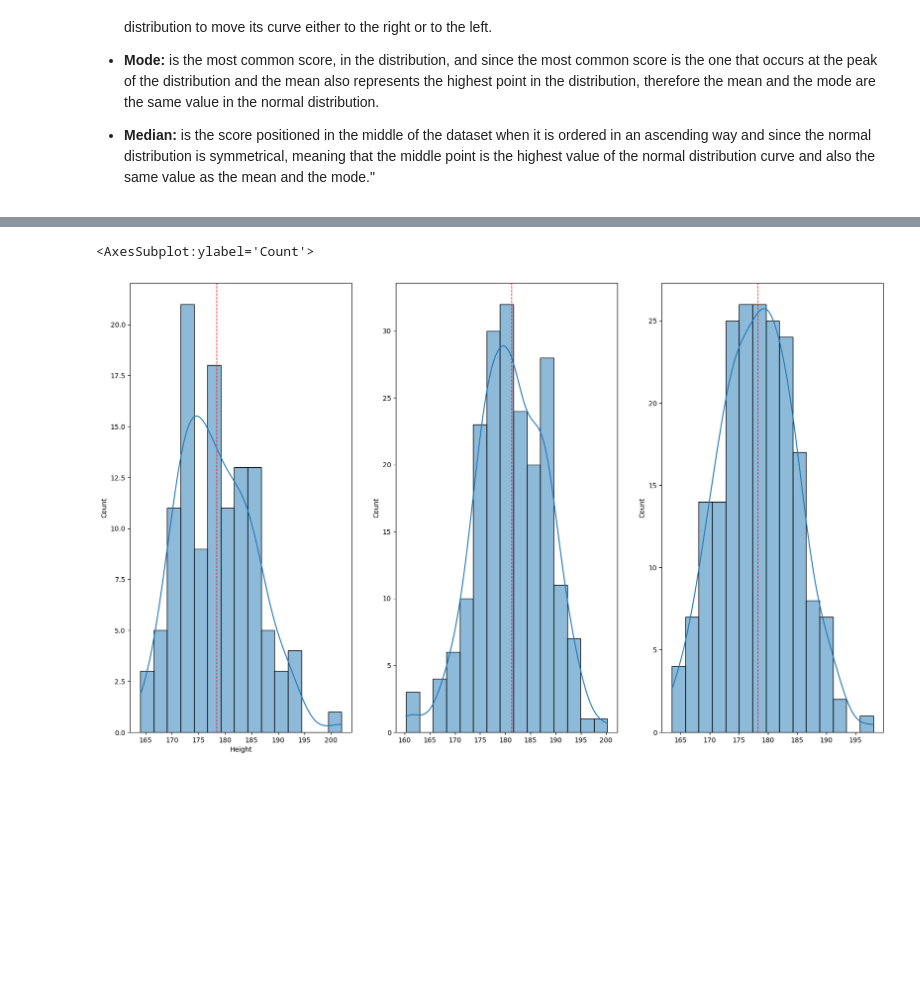
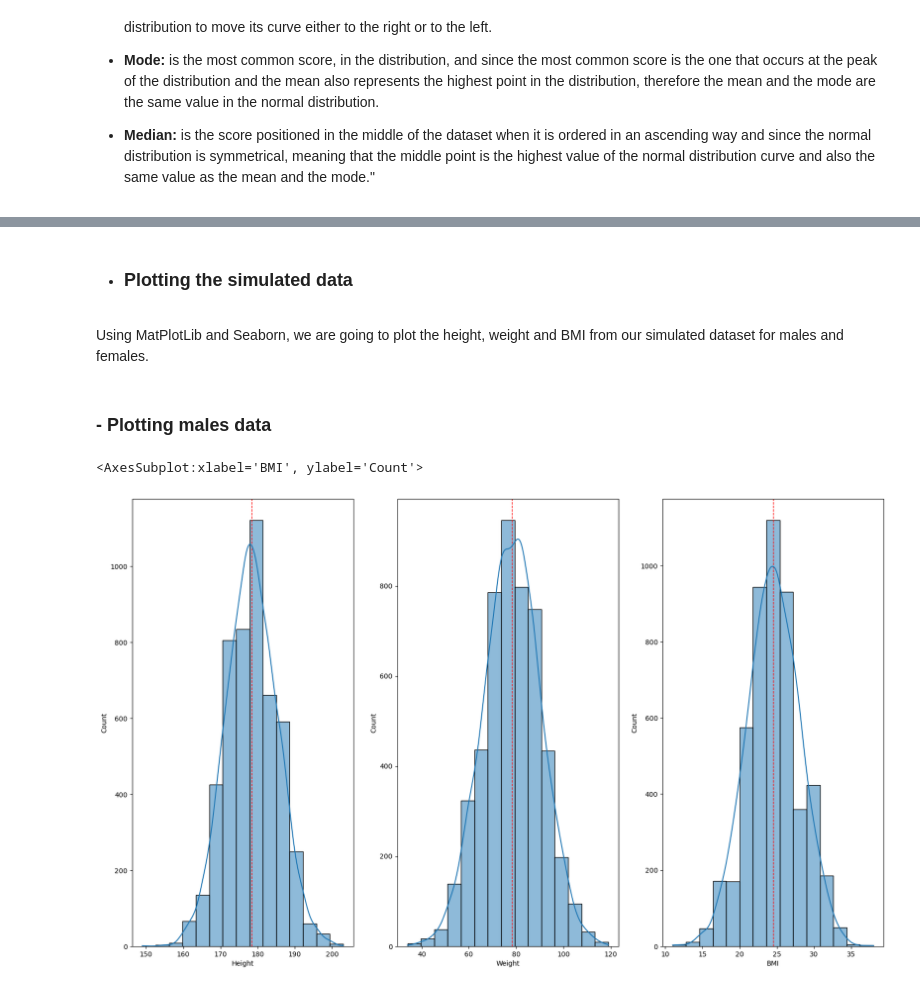
Before and after one commit to ReRiva/PfDA-Assignment, a Jupyter notebook: ProgfDA_Project.ipynb, the cells around one changed output, grey strips where cells are left out. Drawn from its saved outputs; the diff is of its cells as text; code cells hidden in the pictures; blank space fills up the shorter version.

Commit message:
synthetic data

```diff
--- a/ProgfDA_Project.ipynb
+++ b/ProgfDA_Project.ipynb
@@ -375,0 +361,26 @@ m_normal_height = rng.normal(loc=178.379145, scale=7.0, size=117)
+# %%
+# https://numpy.org/doc/stable/reference/generated/numpy.sort.html
+# Initializing the Random Generator
+rng = np.random.default_rng()
+
+
+#Simulating values for males height, weight and BMI
+size = 5000
+male= ['Male']
+
+m_normal_height = rng.normal(loc=h_mean_males, scale=h_std_males, size=size)
+
+m_normal_weight = rng.normal(loc=w_mean_males, scale=w_std_males, size=size)
+
+m_normal_bmi = rng.normal(loc=bmi_mean_males, scale=bmi_std_males, size=size)
+
+male=np.random.choice(male, size)
+# %%
+#Populating the male dfwith the simulated Data
+df_male = pd.DataFrame(columns=['Gender', 'Height','Weight', 'BMI'])
+df_male['Gender'] = male
+df_male['Height'] = m_normal_height
+df_male['Weight'] = m_normal_weight
+df_male['BMI'] = m_normal_bmi
+df_male = df_male.round(0)
+df_male
@@ -376,17 +474,24 @@ m_normal_height = rng.normal(loc=178.379145, scale=7.0, size=117)
+# %% [markdown]
+- ### Plotting the simulated data
+# %% [markdown]
+Using MatPlotLib and Seaborn, we are going to plot the height, weight and BMI from our simulated dataset for males and females.
+# %% [markdown]
+
+### - Plotting males data
 # %%
 fig, axs = plt.subplots(figsize=(20, 12), ncols=3)
 
-# Original data
-axs[0].axvline(males['Height'].mean(), color='r', linestyle='dashed', linewidth=1)
-sns.histplot(kde=True, data=males['Height'], ax=axs[0], bins = 15)
+# Males Height Plot
+axs[0].axvline(df_male['Height'].mean(), color='r', linestyle='dashed', linewidth=1)
+sns.histplot(kde=True, data=df_male['Height'], ax=axs[0], bins = 15)
 
-#Simulated Skewed data
-axs[1].axvline(m_simulated_height.mean(), color='r', linestyle='dashed', linewidth=1)
-sns.histplot(kde=True, data=m_simulated_height, ax=axs[1], bins = 15)
+# Males Weight Plot
+axs[1].axvline(df_male['Weight'].mean(), color='r', linestyle='dashed', linewidth=1)
+sns.histplot(kde=True, data=df_male['Weight'], ax=axs[1], bins = 15)
 
-# Normal Distribuition Zero Skew
-axs[2].axvline(m_normal_height.mean(), color='r', linestyle='dashed', linewidth=1)
-sns.histplot(kde=True, data=m_normal_height, ax=axs[2], bins = 15)
+# Males BMI Plot
+axs[2].axvline(df_male['BMI'].mean(), color='r', linestyle='dashed', linewidth=1)
+sns.histplot(kde=True, data=df_male['BMI'], ax=axs[2], bins = 15)
 # %% [output]
-<AxesSubplot:ylabel='Count'>
+<AxesSubplot:xlabel='BMI', ylabel='Count'>
-[figure, old version]
+[figure, new version]
```
Also changed, not shown: parts of 37 cells of this notebook, 2 other files.
